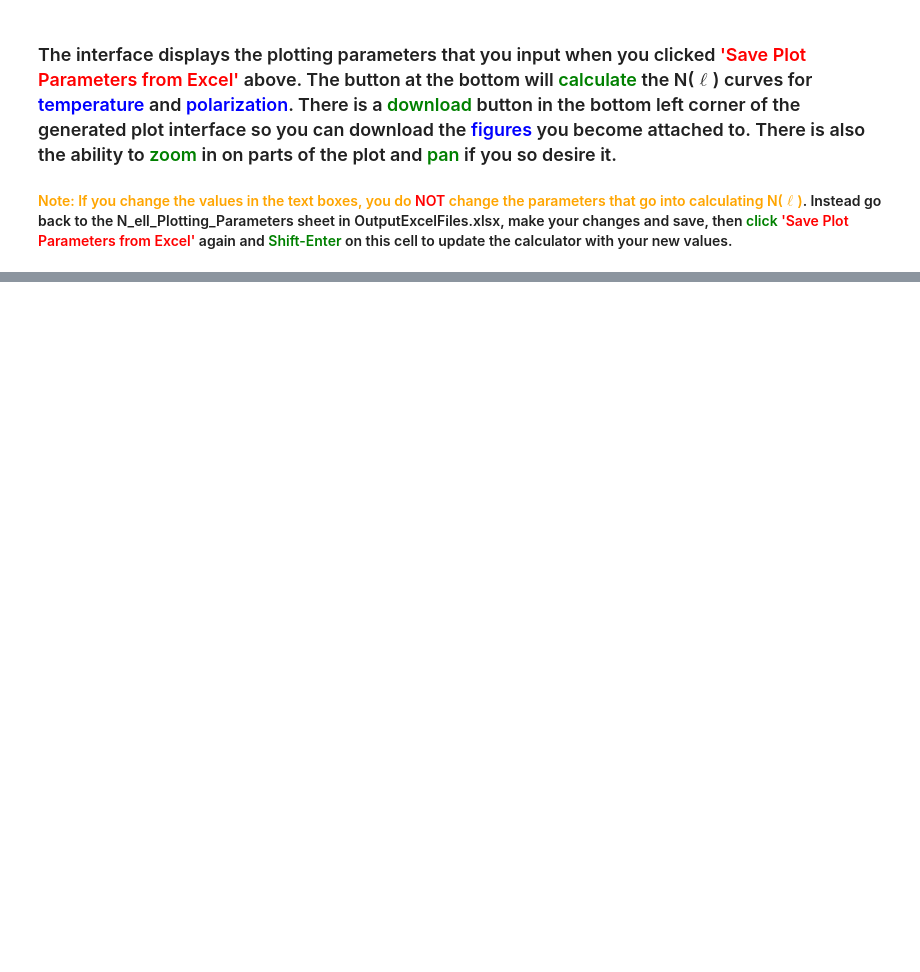
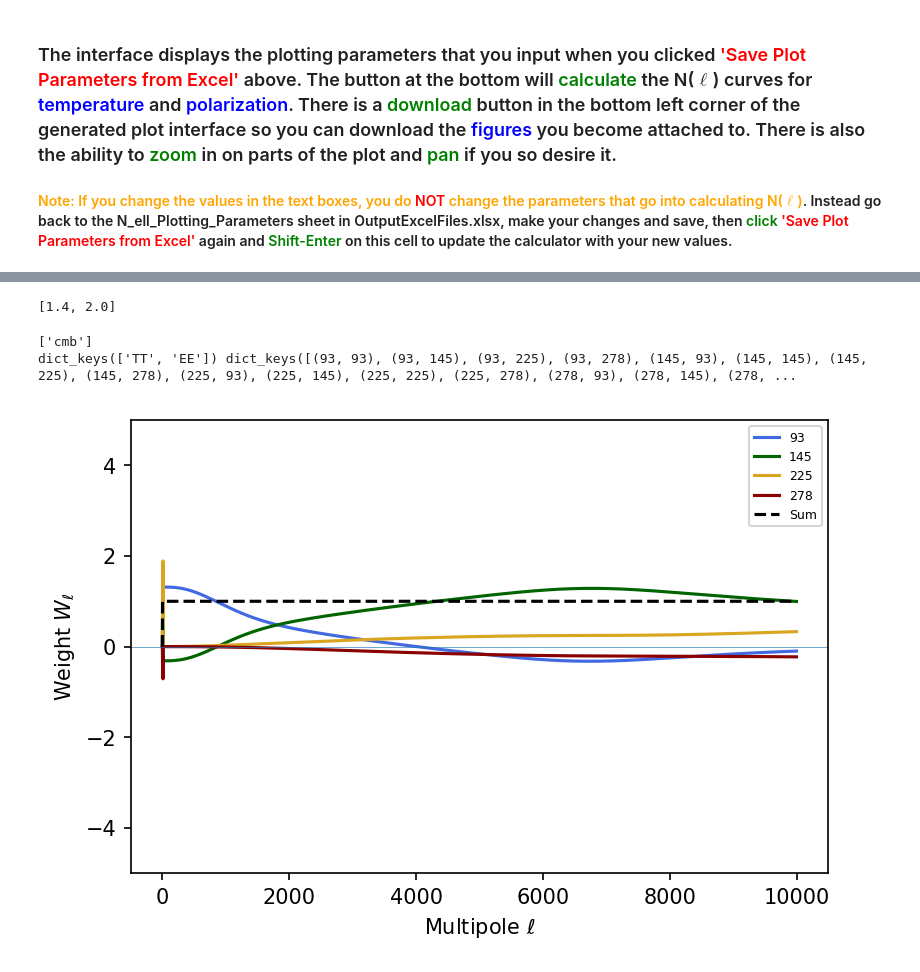
Before and after one commit to ahryciuk/CMBS4_Noise_Modeling, a Jupyter notebook: S4 Noise Modeling Interface.ipynb, the cells around one changed output, grey strips where cells are left out. Cells and saved outputs as stored; diff of their text form; code cells hidden in the pictures; blank space fills up the shorter version.

```diff
--- a/S4 Noise Modeling Interface.ipynb
+++ b/S4 Noise Modeling Interface.ipynb
@@ -468,2 +251,0 @@ plt1.grid()
-# %%
-which_spec = ['TT','EE']
@@ -506,0 +664,52 @@ print(os.getcwd())
+# %%
+print(beam_noise_dic['T'][145])
+# %% [output]
+[1.4, 2.0]
+# %%
+#get the CMB, noise, and foreground covriance
+include_gal = param_dict['include_gal']
+
+try:
+    ignore_fg = param_dict['ignore_fg']
+except:
+    ignore_fg = []
+
+ignore_fg.append(final_comp.lower()) #the required component need not go into the covariance matrix.
+print(ignore_fg)
+
+#freqarr = [145]
+#param_dict['which_gal_mask'] = 0
+cl_dic = {}
+for which_spec in which_spec_arr:
+    if which_spec == 'TT':
+        el, cl_dic[which_spec] = ilc.get_analytic_covariance(param_dict, freqarr, \
+                nl_dic = nl_dic['T'], ignore_fg = ignore_fg, include_gal = include_gal, bl_dic = bl_dic)
+    else:
+        el, cl_dic[which_spec] = ilc.get_analytic_covariance\
+                    (param_dict, freqarr, nl_dic = nl_dic['P'], ignore_fg = ignore_fg, which_spec = which_spec, \
+                    pol_frac_per_cent_dust = param_dict['pol_frac_per_cent_dust'], \
+                    pol_frac_per_cent_radio = param_dict['pol_frac_per_cent_radio'], \
+                    pol_frac_per_cent_tsz = param_dict['pol_frac_per_cent_tsz'], \
+                    pol_frac_per_cent_ksz = param_dict['pol_frac_per_cent_ksz'], \
+                    include_gal = include_gal, bl_dic = bl_dic)
+print(cl_dic.keys(), cl_dic['TT'].keys())
+
+#get weights
+lmin = 0
+weights_dic = {}
+for which_spec in which_spec_arr:
+    weights_dic[which_spec] = ilc.get_multipole_weightsarr(final_comp, freqarr, el, cl_dic[which_spec], lmin, freqcalib_fac)#, ignore_fg)
+# %% [output]
+['cmb']
+dict_keys(['TT', 'EE']) dict_keys([(93, 93), (93, 145), (93, 225), (93, 278), (145, 93), (145, 145), (145, 225), (145, 278), (225, 93), (225, 145), (225, 225), (225, 278), (278, 93), (278, 145), (278, ...
+# %%
+#plot weights now
+colordic = {27:'indigo', 39:'blue', 93: 'royalblue', 145: 'darkgreen', 225: 'goldenrod', 278: 'darkred'}
+for frqcntr, freq in enumerate( freqarr ):
+    plot(weights_dic['TT'][frqcntr], color = colordic[freq], label = r'%s' %(freq))
+plot(np.sum(weights_dic['TT'], axis = 0), 'k--', label = r'Sum')
+axhline(lw=0.3);legend(loc = 1, fontsize = 6)
+xlabel(r'Multipole $\ell$');ylabel(r'Weight $W_{\ell}$')
+ylim(-5., 5.);show()#;sys.exit()
+# %% [output]
+[figure, added]
```
Also changed, not shown: parts of 44 cells of this notebook, 3 other files.
